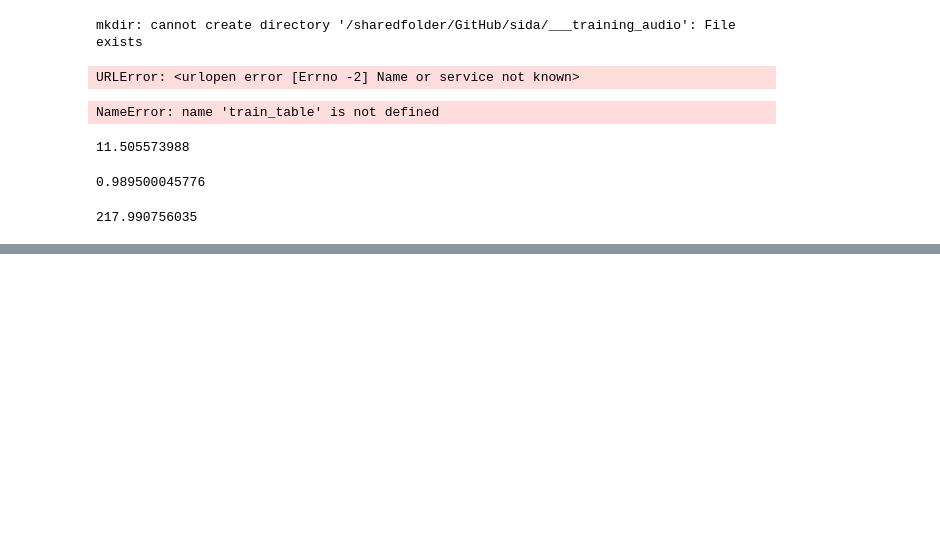
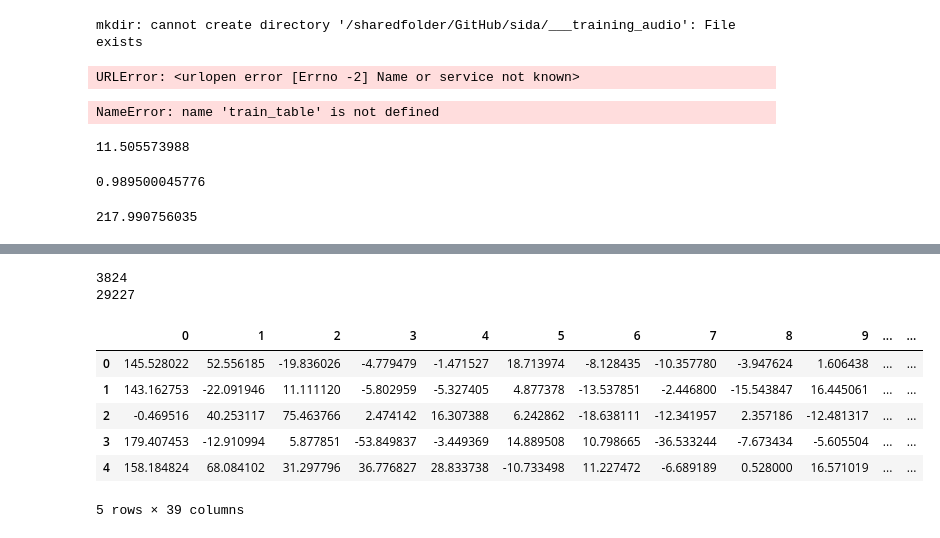
Before and after one commit to hipstas/sida, a Jupyter notebook: 01_Fresh_Air_Vowel_Preprocessing.ipynb, the cells around one changed output, grey strips where cells are left out. Cells and saved outputs as stored; diff of their text form; code cells hidden in the pictures; blank space fills up the shorter version.

Commit message:
added keras section

```diff
--- a/01_Fresh_Air_Vowel_Preprocessing.ipynb
+++ b/01_Fresh_Air_Vowel_Preprocessing.ipynb
@@ -280,25 +312,25 @@ import csv
 
 os.chdir('/sharedfolder/GitHub/sida/___training_audio/_classes_ubm_clips_final_July_2017/Male/_vowel_mfccs_and_deltas')
 
-m_features = []
+m_ubm_features = []
 
 for filename in os.listdir('./'):
     with open(filename) as fi:
         csv_reader = csv.reader(fi)
         for row in csv_reader:
-            m_features.append([float(item) for item in row])
+            m_ubm_features.append([float(item) for item in row])
 
-print(len(m_features))
+print(len(m_ubm_features))
 
 
 os.chdir('/sharedfolder/GitHub/sida/___training_audio/_classes_ubm_clips_final_July_2017/Female/_vowel_mfccs_and_deltas')
 
-f_features = []
+f_ubm_features = []
 
 for filename in os.listdir('./'):
     with open(filename) as fi:
         csv_reader = csv.reader(fi)
         for row in csv_reader:
-            f_features.append([float(item) for item in row])
+            f_ubm_features.append([float(item) for item in row])
 
-print(len(f_features))
+print(len(f_ubm_features))
@@ -334,0 +386,43 @@ classifier.score(X_test,y_test)
+# %%
+## Combining feature sets
+
+speaker_1_mfccs = gross_features + gross_sv_features
+bg_mfccs = fa_ubm_features + m_ubm_features + f_ubm_features
+
+#speaker_1_mfccs = terry_gross_mfccs[::-1]
+#bg_mfccs = ubm_mfccs[::-1]
+
+#random.shuffle(speaker_1_mfccs)
+#random.shuffle(bg_mfccs)
+
+print(len(terry_gross_mfccs))
+print(len(ubm_mfccs))
+# %% [output]
+3824
+29227
+# %%
+### KERAS
+
+import pandas as pd
+
+speaker_1_mfccs_df = pd.DataFrame(speaker_1_mfccs[:-500])
+
+speaker_1_mfccs_df['Class Label'] = 1.0   ## Terry Gross
+
+
+bg_mfccs_df = pd.DataFrame(bg_mfccs[:-500])
+
+bg_mfccs_df['Class Label'] = 0.0    ## Background speaker
+
+
+training_data_df = pd.concat([speaker_1_mfccs_df, bg_mfccs_df])
+
+training_data_df.head()
+# %% [output]
+|  | 0 | 1 | 2 | 3 | 4 | 5 | 6 | 7 | 8 | 9 | ... | ... |
+| 0 | 145.528022 | 52.556185 | -19.836026 | -4.779479 | -1.471527 | 18.713974 | -8.128435 | -10.357780 | -3.947624 | 1.606438 | ... | ... |
+| 1 | 143.162753 | -22.091946 | 11.111120 | -5.802959 | -5.327405 | 4.877378 | -13.537851 | -2.446800 | -15.543847 | 16.445061 | ... | ... |
+| 2 | -0.469516 | 40.253117 | 75.463766 | 2.474142 | 16.307388 | 6.242862 | -18.638111 | -12.341957 | 2.357186 | -12.481317 | ... | ... |
+| 3 | 179.407453 | -12.910994 | 5.877851 | -53.849837 | -3.449369 | 14.889508 | 10.798665 | -36.533244 | -7.673434 | -5.605504 | ... | ... |
+| 4 | 158.184824 | 68.084102 | 31.297796 | 36.776827 | 28.833738 | -10.733498 | 11.227472 | -6.689189 | 0.528000 | 16.571019 | ... | ... |
+5 rows × 39 columns
```
Also changed, not shown: parts of 16 cells of this notebook.
